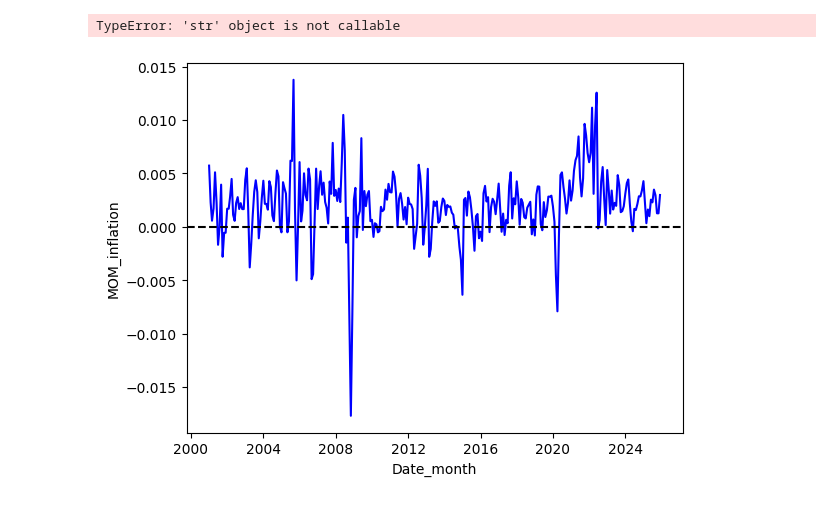
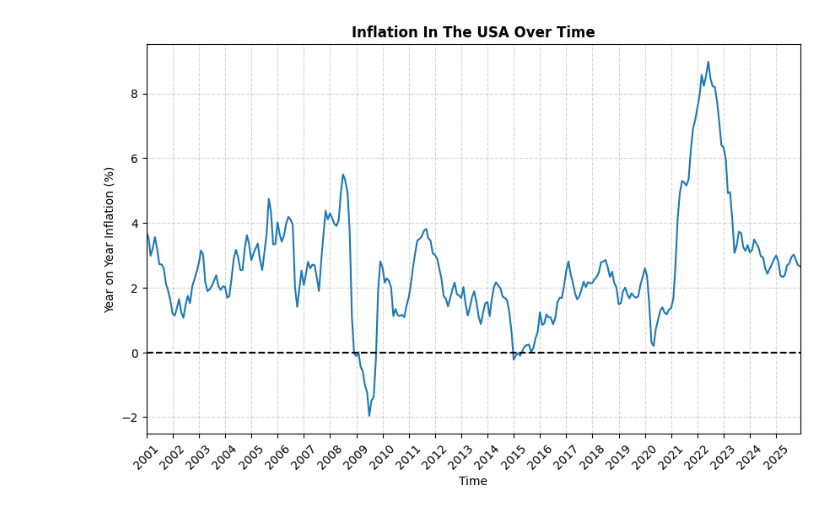
Before and after one commit to jamesr1x/Inflation_stock_analysis_project, a Jupyter notebook: Scrypts/Analysis.ipynb, the cells around one changed output. Drawn from its saved outputs; the diff is of its cells as text; code cells hidden in the pictures.

```diff
--- a/Scrypts/Analysis.ipynb
+++ b/Scrypts/Analysis.ipynb
@@ -6,5 +7,5 @@ import seaborn as sns
 # %%
-df = pd.read_csv("../Cleaned_data/Clean.csv")
+df = pd.read_csv("../Data/Cleaned_data/Clean.csv")
 df = df.set_index("Date_month")
 df.index = pd.to_datetime(df.index)
 df
@@ -26,14 +40,13 @@ df
 # %%
-sns.lineplot(x=df.index, y=df.MOM_inflation, color="blue")
+plt.figure(figsize=(10,6))
+sns.lineplot(x=df.index, y=df.YOY_inflation)
 plt.axhline(0, color="black", linestyle="dashed")
-#plt.gca().xaxis.set_major_locator(mdates.YearLocator())
-#plt.gca().xaxis.set_major_locator(df.groupby(df.index.to_period("Y")).head(1).index)
-#test = df.groupby(df.index.to_period("Y")).head(1).index
 plt.xlim(df.index.min(), df.index.max())
 plt.gca().xaxis.set_major_locator(mdates.YearLocator(base=1))
 plt.xticks(rotation=45)
-
-plt.grid(linestyle="-")
+plt.title("Inflation In The USA Over Time", weight="bold")
+plt.xlabel("Time")
+plt.ylabel("Year on Year Inflation (%)")
+plt.grid(linestyle="--",alpha=0.5)
 # %% [output]
-TypeError: 'str' object is not callable
-[figure, old version]
+[figure, new version]
```
Also changed, not shown: parts of 13 cells of this notebook, 2 other files.
